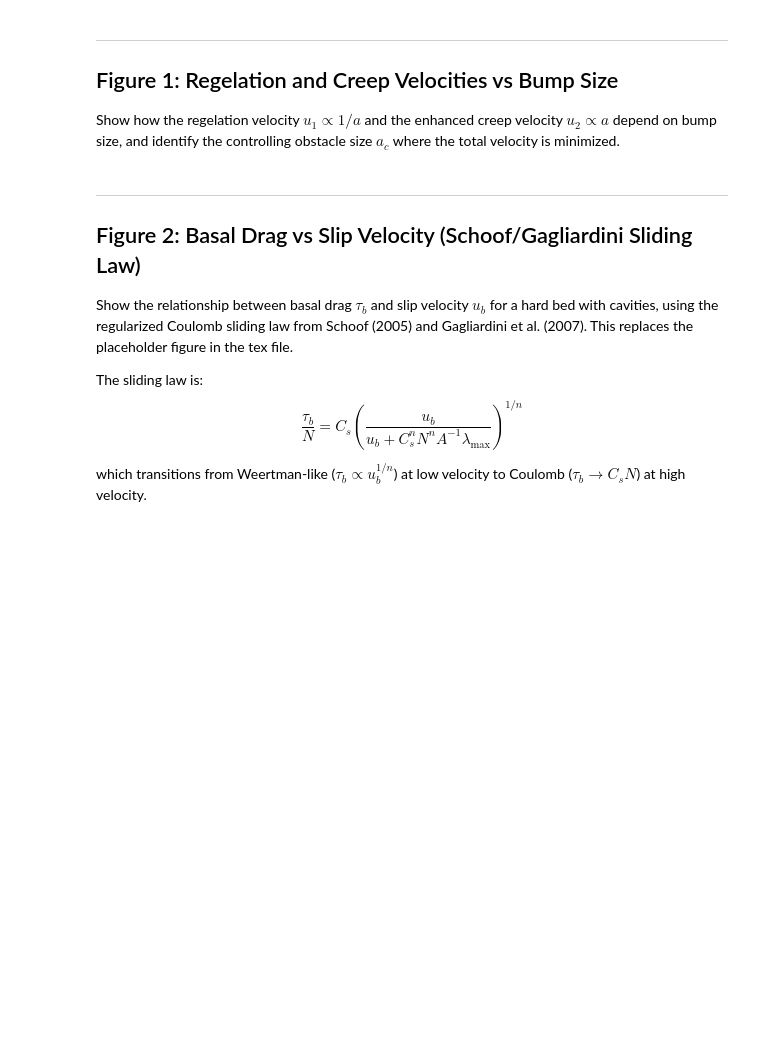
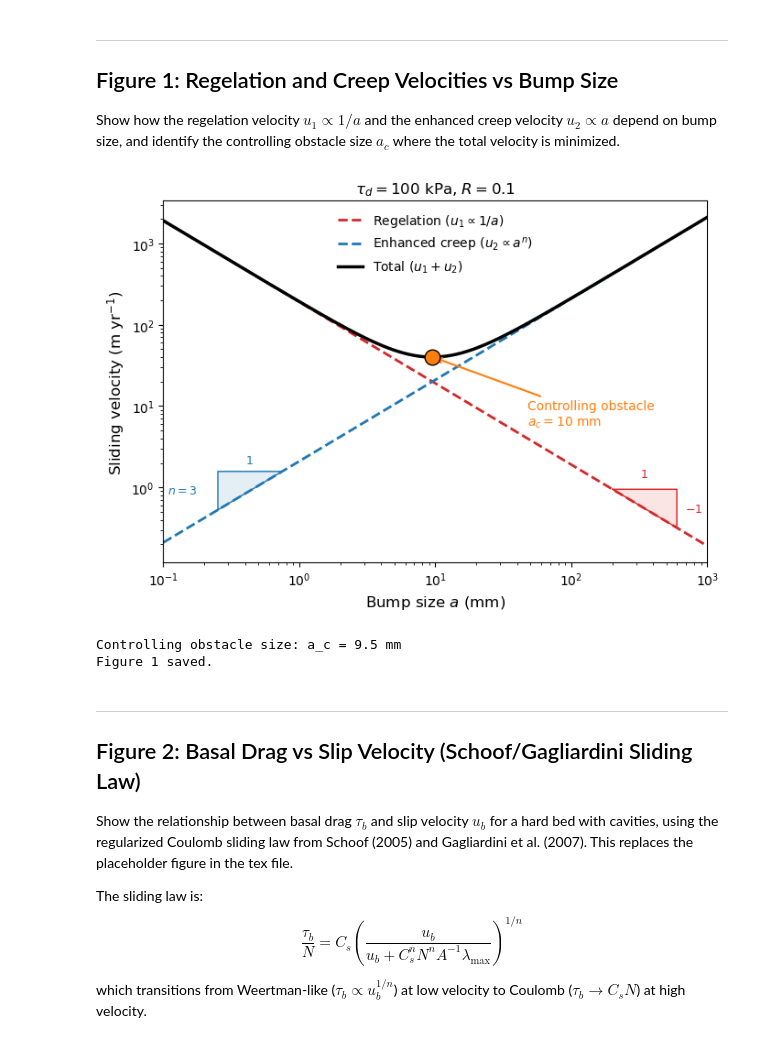
Before and after one commit to bminchew/courses_glacier_dynamics, a Jupyter notebook: 2026/lecture_notes/latex/basal_sliding/basal_sliding_figures.ipynb, the cells around one changed output. Cells and saved outputs as stored; diff of their text form; code cells hidden in the pictures; blank space fills up the shorter version.

```diff
--- a/2026/lecture_notes/latex/basal_sliding/basal_sliding_figures.ipynb
+++ b/2026/lecture_notes/latex/basal_sliding/basal_sliding_figures.ipynb
@@ -57,35 +59,70 @@ idx_cross = np.argmin(np.abs(np.log10(u1) - np.log10(u2)))
 a_c = a_arr[idx_cross]
 u_c = u_total[idx_cross]
 
 fig, ax = plt.subplots(figsize=(7, 5))
 
 ax.loglog(a_arr * 1e3, u1 * sec_per_yr, '--', color='#d62728', lw=2,
           label='Regelation ($u_1 \\propto 1/a$)')
 ax.loglog(a_arr * 1e3, u2 * sec_per_yr, '--', color='#1f77b4', lw=2,
           label='Enhanced creep ($u_2 \\propto a^n$)')
 ax.loglog(a_arr * 1e3, u_total * sec_per_yr, 'k-', lw=2.5,
           label='Total ($u_1 + u_2$)')
 
 # Mark controlling obstacle size
 ax.plot(a_c * 1e3, u_c * sec_per_yr, 'o', color='#ff7f0e', ms=12, zorder=5,
         markeredgecolor='k', markeredgewidth=1)
 ax.annotate(f'Controlling obstacle\n$a_c = {a_c*1e3:.0f}$ mm',
             xy=(a_c * 1e3, u_c * sec_per_yr),
             xytext=(a_c * 1e3 * 5, u_c * sec_per_yr * 0.3),
             fontsize=10, ha='left', va='top', color='#ff7f0e',
             arrowprops=dict(arrowstyle='->', color='#ff7f0e', lw=1.5))
 
+# --- Slope triangles in the lower half of the figure ---
+# Regelation: slope = -1 on log-log
+# Place triangle on the red line in the lower-right region (large a)
+idx_r1 = np.argmin(np.abs(a_arr * 1e3 - 200))
+idx_r2 = np.argmin(np.abs(a_arr * 1e3 - 600))
+x_r = [a_arr[idx_r1] * 1e3, a_arr[idx_r2] * 1e3, a_arr[idx_r2] * 1e3, a_arr[idx_r1] * 1e3]
+y_r = [u1[idx_r1] * sec_per_yr, u1[idx_r1] * sec_per_yr, u1[idx_r2] * sec_per_yr, u1[idx_r1] * sec_per_yr]
+ax.fill(x_r, y_r, color='#d62728', alpha=0.12)
+ax.plot([x_r[0], x_r[1], x_r[2], x_r[0]], [y_r[0], y_r[1], y_r[2], y_r[0]],
+        '-', color='#d62728', lw=1)
+ax.text(np.sqrt(x_r[0] * x_r[1]), y_r[0] * 1.3, '1', fontsize=9,
+        ha='center', va='bottom', color='#d62728')
+ax.text(x_r[1] * 1.15, np.sqrt(y_r[1] * y_r[2]), '$-1$', fontsize=9,
+        ha='left', va='center', color='#d62728')
+
+# Enhanced creep: slope = n on log-log
+# Shift triangle right so n=3 label doesn't overlap y-axis
+idx_b1 = np.argmin(np.abs(a_arr * 1e3 - 0.25))
+idx_b2 = np.argmin(np.abs(a_arr * 1e3 - 0.75))
+x_b = [a_arr[idx_b1] * 1e3, a_arr[idx_b2] * 1e3, a_arr[idx_b1] * 1e3, a_arr[idx_b1] * 1e3]
+y_b = [u2[idx_b1] * sec_per_yr, u2[idx_b2] * sec_per_yr, u2[idx_b2] * sec_per_yr, u2[idx_b1] * sec_per_yr]
+ax.fill(x_b, y_b, color='#1f77b4', alpha=0.12)
+ax.plot([x_b[0], x_b[1], x_b[2], x_b[0]], [y_b[0], y_b[1], y_b[2], y_b[0]],
+        '-', color='#1f77b4', lw=1)
+# "1" label: centered above the top side of the triangle
+ax.text(np.sqrt(x_b[1] * x_b[2]), y_b[2] * 1.15, '1', fontsize=9,
+        ha='center', va='bottom', color='#1f77b4')
+# "n=3" label: to the left of the left (vertical) side
+ax.text(x_b[0] * 0.7, np.sqrt(y_b[0] * y_b[2]), '$n=3$', fontsize=9,
+        ha='right', va='center', color='#1f77b4')
+
 ax.set_xlabel('Bump size $a$ (mm)', fontsize=12)
 ax.set_ylabel('Sliding velocity (m yr$^{-1}$)', fontsize=12)
-ax.set_title(f'$\\tau_b = {tau_b_val/1e3:.0f}$ kPa, $R = {R_val}$', fontsize=12)
+ax.set_title(f'$\\tau_d = {tau_b_val/1e3:.0f}$ kPa, $R = {R_val}$', fontsize=12)
 ax.set_xlim(0.1, 1000)
-ax.legend(loc='upper right', fontsize=10, frameon=False)
+ax.legend(loc='upper center', fontsize=10, frameon=False)
 
 fig.tight_layout()
 fig.savefig('figures/fig01_regelation_creep_vs_bump_size.pdf', bbox_inches='tight')
 plt.show()
 print(f'Controlling obstacle size: a_c = {a_c*1e3:.1f} mm')
 print('Figure 1 saved.')
+# %% [output]
+[figure, added]
+Controlling obstacle size: a_c = 9.5 mm
+Figure 1 saved.
 # %% [markdown]
 ---
 ## Figure 2: Basal Drag vs Slip Velocity (Schoof/Gagliardini Sliding Law)
```
Also changed, not shown: parts of 11 cells of this notebook, 4 other files.
